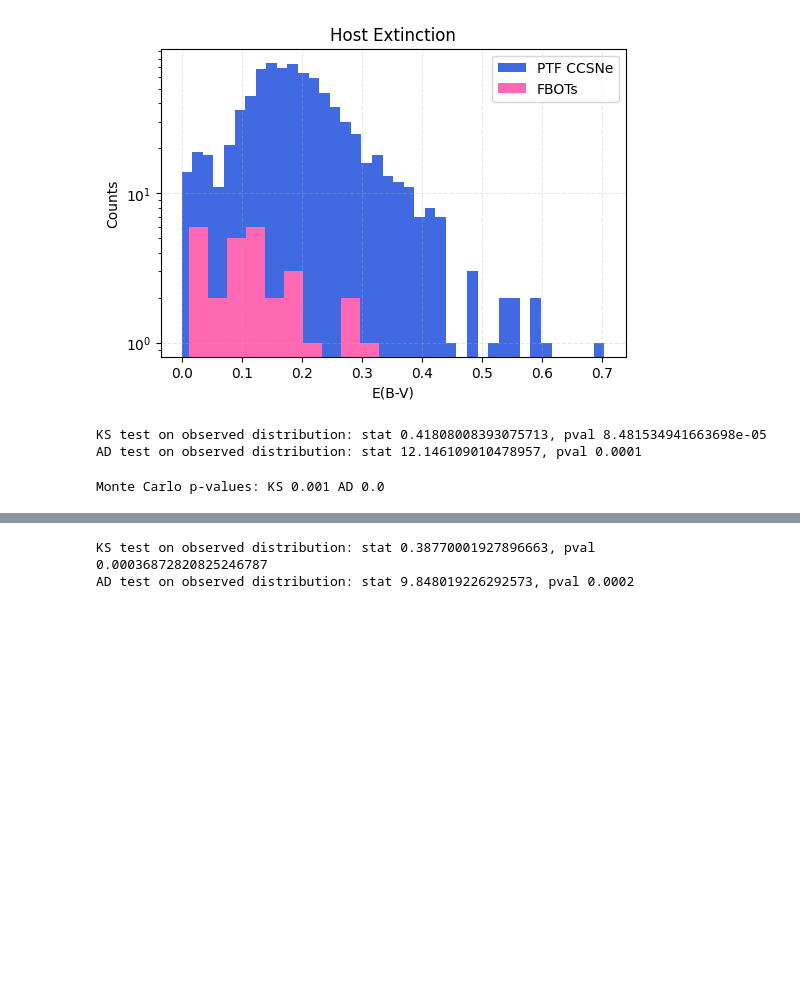
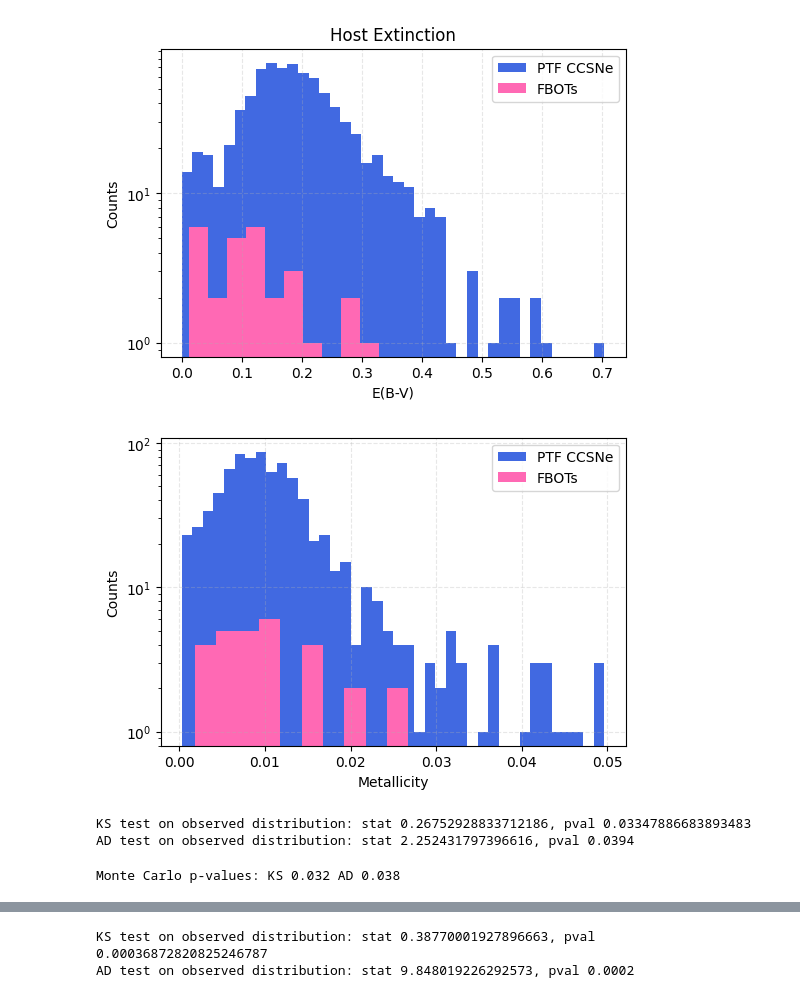
Before and after one commit to aswinsuresh24/sne_hosts, a Jupyter notebook: hosts.ipynb, the cells around one changed output, grey strips where cells are left out. Cells and saved outputs as stored; diff of their text form; code cells hidden in the pictures; blank space fills up the shorter version.

```diff
--- a/hosts.ipynb
+++ b/hosts.ipynb
@@ -481,10 +496,21 @@ plt.title('Host Extinction')
 plt.savefig('plots/ebv.png', bbox_inches = 'tight', dpi = 400)
 # %% [output]
 [figure]
+# %%
+plt.figure(figsize = (6, 4))
+plt.hist(sne_results['bayes.stellar.metallicity'], bins = 40, color = 'royalblue', label = 'PTF CCSNe')
+plt.hist(fbot_results['bayes.stellar.metallicity'], bins = 10, color = 'hotpink', label = 'FBOTs')
+plt.yscale('log')
+plt.xlabel('Metallicity')
+plt.ylabel('Counts')
+plt.grid(linestyle = '--', alpha = 0.3)
+plt.legend()
+plt.savefig('plots/metallicity.png', bbox_inches = 'tight', dpi = 400)
+# %% [output]
+[figure, added]
 # %%
-mc_stats, ks_pval, ad_pval = monte_carlo_sims_1d(fbot_results['bayes.attenuation.generic.bessell.B'] - fbot_results['bayes.attenuation.generic.bessell.V'],
-                                                 sne_results['bayes.attenuation.generic.bessell.B'] - sne_results['bayes.attenuation.generic.bessell.V'], savefile='results/ebv.csv')
+mc_stats, ks_pval, ad_pval = monte_carlo_sims_1d(np.log10(fbot_results['bayes.stellar.age_m_star']*1e6), np.log10(sne_results['bayes.stellar.age_m_star']*1e6), savefile='results/age.csv')
 # %% [output]
-KS test on observed distribution: stat 0.41808008393075713, pval 8.481534941663698e-05
-AD test on observed distribution: stat 12.146109010478957, pval 0.0001
+KS test on observed distribution: stat 0.26752928833712186, pval 0.03347886683893483
+AD test on observed distribution: stat 2.252431797396616, pval 0.0394
-Monte Carlo p-values: KS 0.001 AD 0.0
+Monte Carlo p-values: KS 0.032 AD 0.038
```
Also changed, not shown: parts of 7 cells of this notebook, 4 other files.
